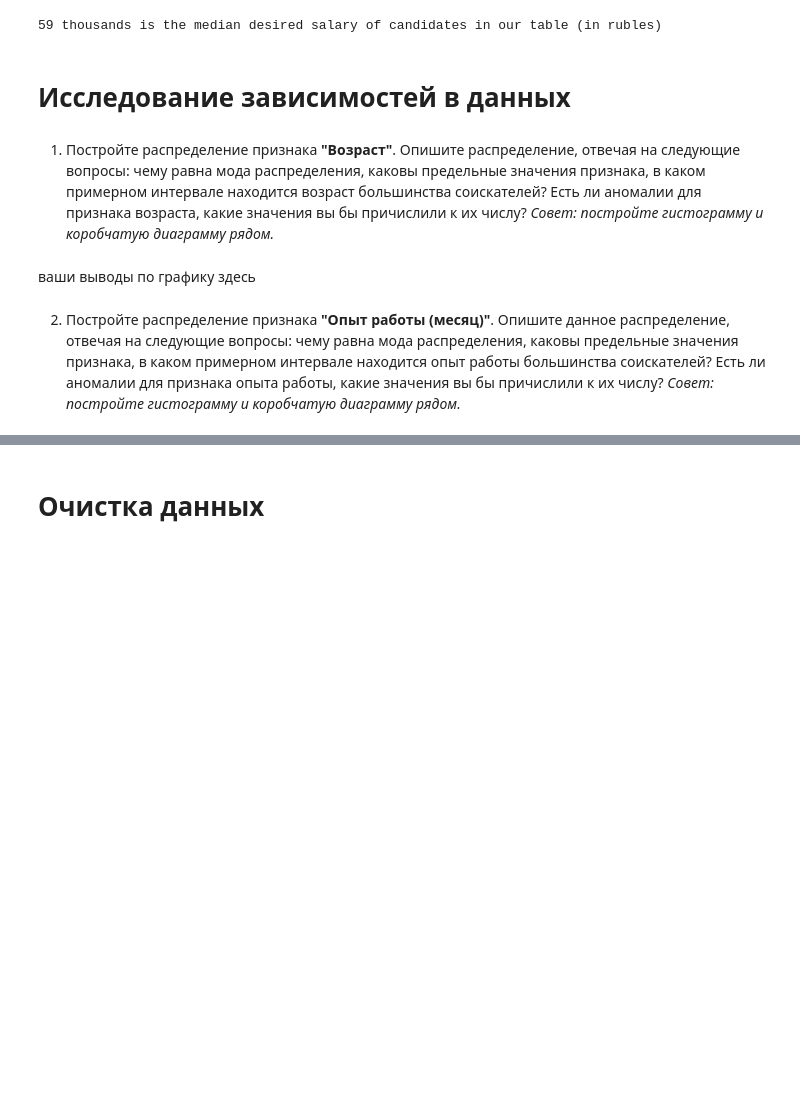
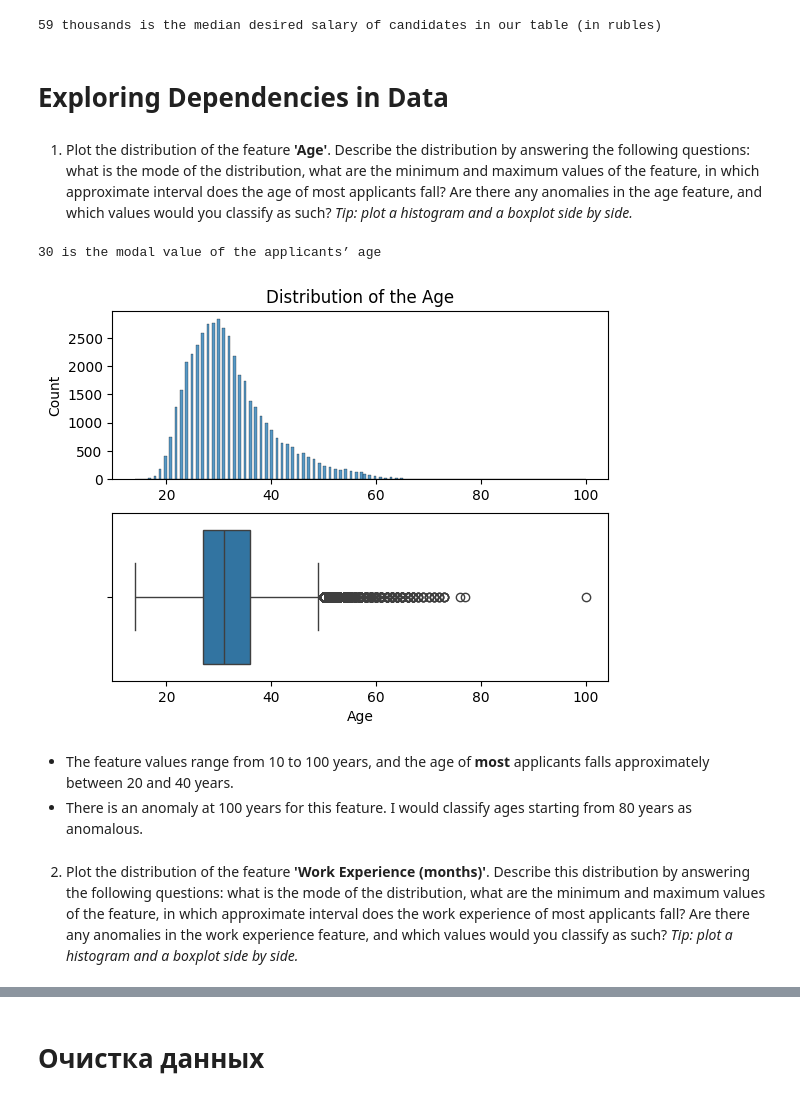
Before and after one commit to azudilins/sf_data_science_eng, a Jupyter notebook: project_1/Project 1.ipynb, the cells around one changed output, grey strips where cells are left out. Drawn from its saved outputs; the diff is of its cells as text; code cells hidden in the pictures; blank space fills up the shorter version.

```diff
--- a/project_1/Project 1.ipynb
+++ b/project_1/Project 1.ipynb
@@ -167,36 +168,29 @@ Take this nuance into account in your code.
 As a result of the transformation, you should obtain a column containing the number of months the applicant has worked.
 Perform the transformation, answer the control questions, and delete the **"Work experience"** column from the table.
 # %%
-import re
-
-def parse_experience_to_months(value):
+def parse_experience_to_months(text):
     """
     Parse Russian 'Опыт работы' text like:
       - 'Опыт работы: 3 года 2 месяца, ...'
       - 'Опыт работы 4 года ...'
       - 'Опыт работы 11 месяцев ...'
       - 'Не указано'
-    Return total months as int, or pd.NA if missing/unspecified.
+    Return total months as int, or np.nan if missing/unspecified.
     """
-    if pd.isna(value):
-        return pd.NA
+    if not text or text=='Не указано':
+        return np.nan
 
-    text = str(value).strip()
+    experiance = str(text).split()[:6]
+    years = 0
+    months = 0
 
-    # Hidden missing values
-    if text.lower().startswith('не указано'):
-        return pd.NA
+    for i, word in enumerate(experiance):
 
-    # Extract years and months (robust to 'год/года/лет' and 'месяц/месяца/месяцев')
-    year_match = re.search(r'(\d+)\s*(?:год|года|лет)', text, flags=re.IGNORECASE)
-    month_match = re.search(r'(\d+)\s*месяц(?:ев|а)?', text, flags=re.IGNORECASE)
+        if 'год' in word or 'лет' in word:
+            years = int(experiance[i - 1])
 
-    if not year_match and not month_match:
-        # Nothing found → treat as missing
-        return pd.NA
-
-    years = int(year_match.group(1)) if year_match else 0
-    months = int(month_match.group(1)) if month_match else 0
+        if 'месяц' in word:
+            months = int(experiance[i - 1])
 
     return years * 12 + months
 
@@ -542,14 +478,25 @@ print(f'{median_salary} thousands is the median desired salary of candidates in
 # %% [output]
 59 thousands is the median desired salary of candidates in our table (in rubles)
 # %% [markdown]
-# Исследование зависимостей в данных
+# Exploring Dependencies in Data
 # %% [markdown]
-1. Постройте распределение признака **"Возраст"**. Опишите распределение, отвечая на следующие вопросы: чему равна мода распределения, каковы предельные значения признака, в каком примерном интервале находится возраст большинства соискателей? Есть ли аномалии для признака возраста, какие значения вы бы причислили к их числу?
-*Совет: постройте гистограмму и коробчатую диаграмму рядом.*
+1. Plot the distribution of the feature **'Age'**. Describe the distribution by answering the following questions: what is the mode of the distribution, what are the minimum and maximum values of the feature, in which approximate interval does the age of most applicants fall? Are there any anomalies in the age feature, and which values would you classify as such?
+*Tip: plot a histogram and a boxplot side by side.*
 # %%
-# ваш код здесь
+fig, ax = plt.subplots(nrows=2, ncols=1)
+histogram = sns.histplot(data=hh_data, x='Age', ax=ax[0])
+histogram.set_title('Distribution of the Age')
+histogram.set_xlabel('')
+boxplot = sns.boxplot(data=hh_data, x='Age', ax=ax[1]);
+
+modal_age = hh_data['Age'].mode()[0]
+print(f'{modal_age} is the modal value of the applicants’ age')
+# %% [output]
+30 is the modal value of the applicants’ age
+[figure, added]
 # %% [markdown]
-ваши выводы по графику здесь
+* The feature values range from 10 to 100 years, and the age of **most** applicants falls approximately between 20 and 40 years.
+* There is an anomaly at 100 years for this feature. I would classify ages starting from 80 years as anomalous.
 # %% [markdown]
-2. Постройте распределение признака **"Опыт работы (месяц)"**. Опишите данное распределение, отвечая на следующие вопросы: чему равна мода распределения, каковы предельные значения признака, в каком примерном интервале находится опыт работы большинства соискателей? Есть ли аномалии для признака опыта работы, какие значения вы бы причислили к их числу?
-*Совет: постройте гистограмму и коробчатую диаграмму рядом.*
+2. Plot the distribution of the feature **'Work Experience (months)'**. Describe this distribution by answering the following questions: what is the mode of the distribution, what are the minimum and maximum values of the feature, in which approximate interval does the work experience of most applicants fall? Are there any anomalies in the work experience feature, and which values would you classify as such?
+*Tip: plot a histogram and a boxplot side by side.*
```
Also changed, not shown: parts of 28 cells of this notebook, 1 other file.
